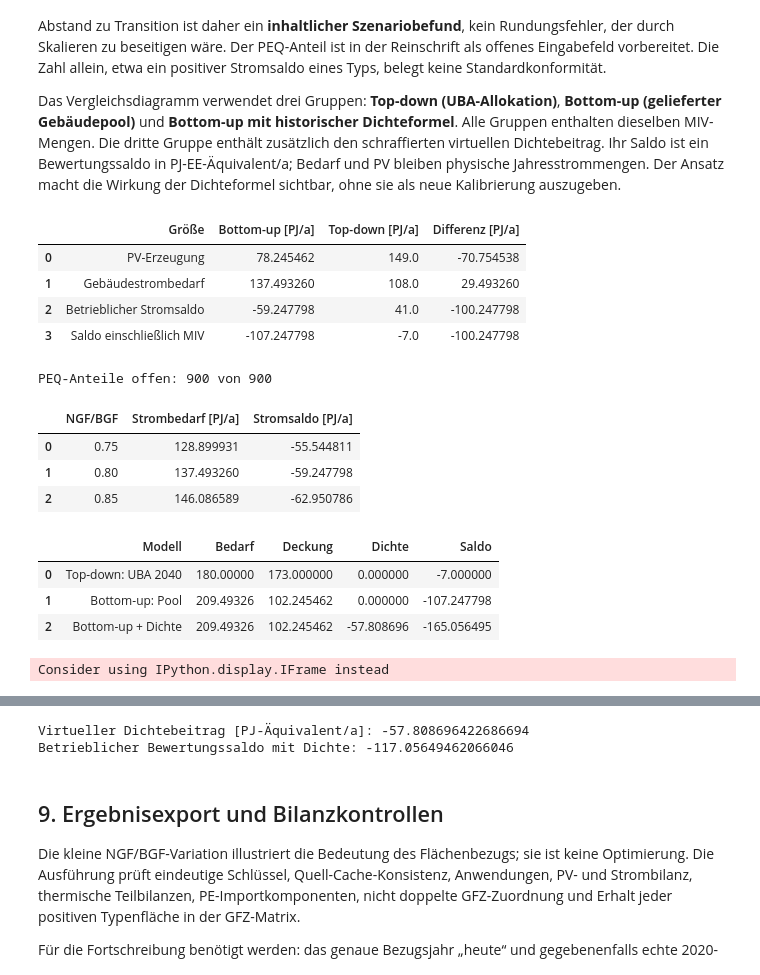
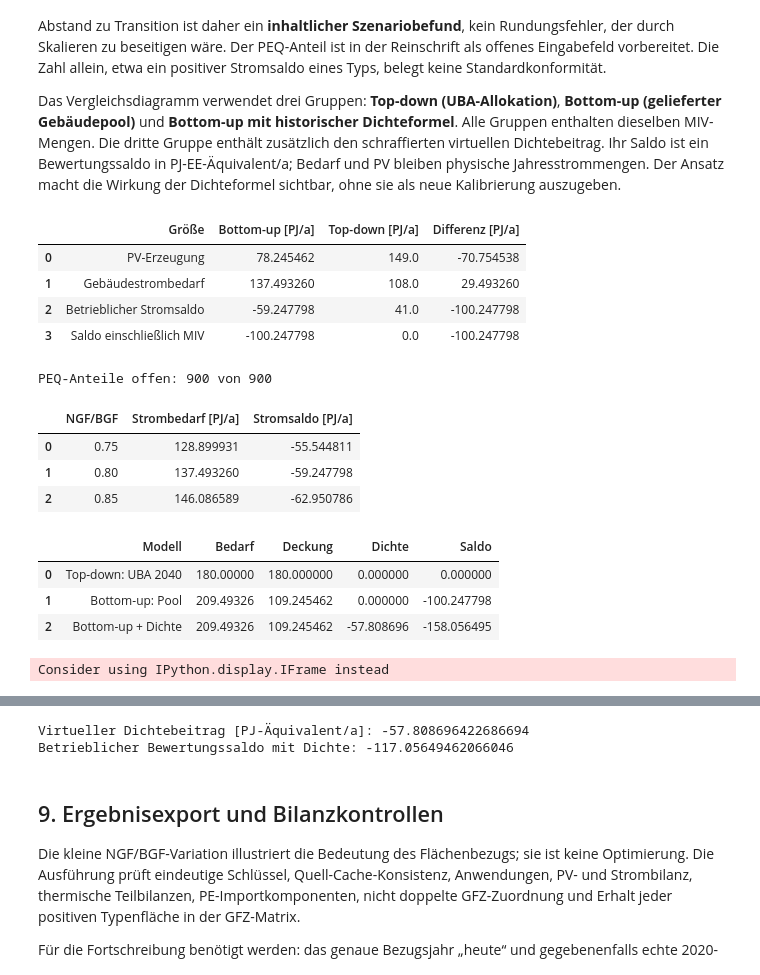
Before and after one commit to simonschaluppe/peq-higrube, a Jupyter notebook: Berechnungen/gebaeudesektormodell/Gebaeudesektormodell.ipynb, the cells around one changed output, grey strips where cells are left out. Drawn from its saved outputs; the diff is of its cells as text; code cells hidden in the pictures.

```diff
--- a/Berechnungen/gebaeudesektormodell/Gebaeudesektormodell.ipynb
+++ b/Berechnungen/gebaeudesektormodell/Gebaeudesektormodell.ipynb
@@ -542,7 +542,7 @@ allocation=json.loads(allocation_path.read_text(encoding='utf-8')); top=allocati
 def val(metric):
     return float(energy.loc[energy.Stand.eq('2040') & energy['Größe'].eq(metric),'PJ/a'].iloc[0])
 operating=val('Stromsaldo')
-extended=operating+top['miv_budget_pj']-top['miv_demand_pj']
+extended=operating+top['central_credit_pj']-top['miv_demand_pj']
 comparison=pd.DataFrame([
  {'Größe':'PV-Erzeugung','Bottom-up [PJ/a]':val('PV_Erzeugung'),'Top-down [PJ/a]':top['building_pv_pj']},
  {'Größe':'Gebäudestrombedarf','Bottom-up [PJ/a]':val('Strombedarf'),'Top-down [PJ/a]':top['building_pv_pj']-top['building_operation_pj']},
@@ -553,40 +553,40 @@ display(comparison)
 assert np.isclose(extended-top['building_target_pj'],operating-top['building_operation_pj'])
 comparison.to_csv(OUT/'abgleich_allokation.csv',index=False)
 print('PEQ-Anteile offen:',data.PEQ_Anteil_2040.isna().sum(),'von',len(data))
 sensitivity=pd.DataFrame([{'NGF/BGF':ratio,'Strombedarf [PJ/a]':val('Strombedarf')*ratio/r,'Stromsaldo [PJ/a]':operating*ratio/r} for ratio in [.75,.8,.85]])
 display(sensitivity)
 
 import sys
 sys.path.insert(0,str(ROOT))
 from Berechnungen.methodik_plots import building_figures
 from IPython.display import HTML
 sector_comparison=pd.DataFrame([
- {'Modell':'Top-down: UBA 2040','Bedarf':top['building_pv_pj']-top['building_operation_pj']+top['miv_demand_pj'],'Deckung':top['building_pv_pj']+top['miv_budget_pj'],'Dichte':0.,'Saldo':top['building_target_pj']},
- {'Modell':'Bottom-up: Pool','Bedarf':val('Strombedarf')+top['miv_demand_pj'],'Deckung':val('PV_Erzeugung')+top['miv_budget_pj'],'Dichte':0.,'Saldo':extended},
- {'Modell':'Bottom-up + Dichte','Bedarf':val('Strombedarf')+top['miv_demand_pj'],'Deckung':val('PV_Erzeugung')+top['miv_budget_pj'],'Dichte':context_pj,'Saldo':extended+context_pj}])
+ {'Modell':'Top-down: UBA 2040','Bedarf':top['building_pv_pj']-top['building_operation_pj']+top['miv_demand_pj'],'Deckung':top['building_pv_pj']+top['central_credit_pj'],'Dichte':0.,'Saldo':top['building_target_pj']},
+ {'Modell':'Bottom-up: Pool','Bedarf':val('Strombedarf')+top['miv_demand_pj'],'Deckung':val('PV_Erzeugung')+top['central_credit_pj'],'Dichte':0.,'Saldo':extended},
+ {'Modell':'Bottom-up + Dichte','Bedarf':val('Strombedarf')+top['miv_demand_pj'],'Deckung':val('PV_Erzeugung')+top['central_credit_pj'],'Dichte':context_pj,'Saldo':extended+context_pj}])
 np.testing.assert_allclose(sector_comparison.Deckung-sector_comparison.Bedarf+sector_comparison.Dichte,sector_comparison.Saldo)
 sector_comparison.to_csv(OUT/'sektorvergleich_dichte.csv',index=False)
 building_figures(data,sector_comparison)
 display(sector_comparison)
 for name,height in [('sektorvergleich',690)]:
     display(HTML(f'<iframe title="{name}" src="../../Abbildungen/methodik/{name}.html" style="width:100%;height:{height}px;border:0"></iframe>'))
 print('Virtueller Dichtebeitrag [PJ-Äquivalent/a]:',context_pj)
 print('Betrieblicher Bewertungssaldo mit Dichte:',operating+context_pj)
 # %% [output]
 |  | Größe | Bottom-up [PJ/a] | Top-down [PJ/a] | Differenz [PJ/a] |
 | 0 | PV-Erzeugung | 78.245462 | 149.0 | -70.754538 |
 | 1 | Gebäudestrombedarf | 137.493260 | 108.0 | 29.493260 |
 | 2 | Betrieblicher Stromsaldo | -59.247798 | 41.0 | -100.247798 |
-| 3 | Saldo einschließlich MIV | -107.247798 | -7.0 | -100.247798 |
+| 3 | Saldo einschließlich MIV | -100.247798 | 0.0 | -100.247798 |
 PEQ-Anteile offen: 900 von 900
 |  | NGF/BGF | Strombedarf [PJ/a] | Stromsaldo [PJ/a] |
 | 0 | 0.75 | 128.899931 | -55.544811 |
 | 1 | 0.80 | 137.493260 | -59.247798 |
 | 2 | 0.85 | 146.086589 | -62.950786 |
 |  | Modell | Bedarf | Deckung | Dichte | Saldo |
-| 0 | Top-down: UBA 2040 | 180.00000 | 173.000000 | 0.000000 | -7.000000 |
-| 1 | Bottom-up: Pool | 209.49326 | 102.245462 | 0.000000 | -107.247798 |
-| 2 | Bottom-up + Dichte | 209.49326 | 102.245462 | -57.808696 | -165.056495 |
+| 0 | Top-down: UBA 2040 | 180.00000 | 180.000000 | 0.000000 | 0.000000 |
+| 1 | Bottom-up: Pool | 209.49326 | 109.245462 | 0.000000 | -100.247798 |
+| 2 | Bottom-up + Dichte | 209.49326 | 109.245462 | -57.808696 | -158.056495 |
 Consider using IPython.display.IFrame instead
 [interactive output not drawn]
 Virtueller Dichtebeitrag [PJ-Äquivalent/a]: -57.808696422686694
```
Also changed, not shown: parts of 1 cell of this notebook, 28 other files.
